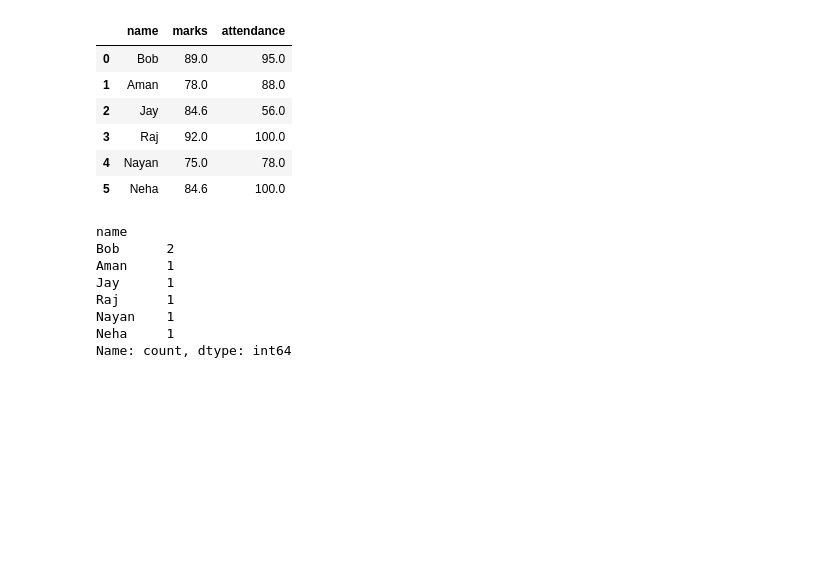
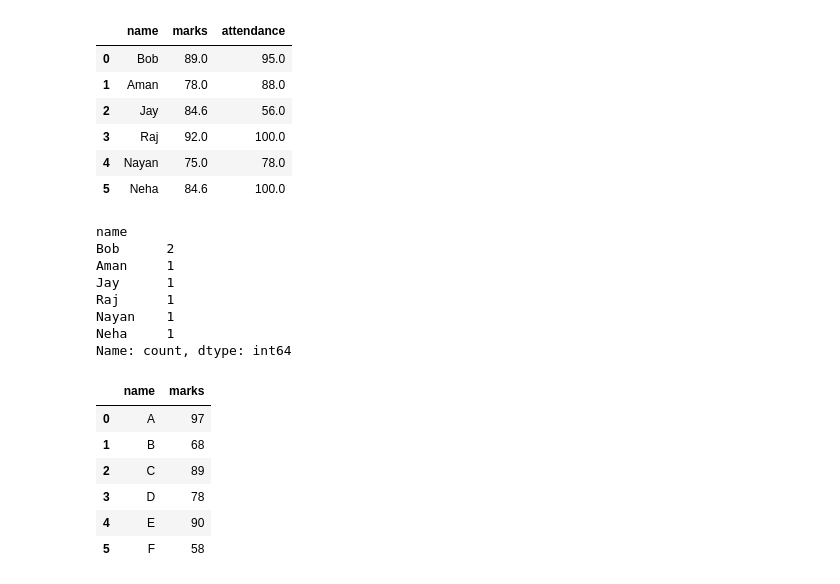
Before and after one commit to Witzcode0/DA280825830930, a Jupyter notebook: pandas/l2.ipynb, the cells around one changed output. Cells and saved outputs as stored; diff of their text form; code cells hidden in the pictures; blank space fills up the shorter version.

```diff
--- a/pandas/l2.ipynb
+++ b/pandas/l2.ipynb
@@ -180,3 +184,19 @@ Raj      1
 Nayan    1
 Neha     1
 Name: count, dtype: int64
+# %%
+data = {
+    "name": ["A", "B", "C", "D", "E", "F"],
+    "marks": [97, 68, 89, 78, 90, 58]
+}
+
+df = pd.DataFrame(data)
+df
+# %% [output]
+|  | name | marks |
+| 0 | A | 97 |
+| 1 | B | 68 |
+| 2 | C | 89 |
+| 3 | D | 78 |
+| 4 | E | 90 |
+| 5 | F | 58 |
```
Also changed, not shown: parts of 7 cells of this notebook.
